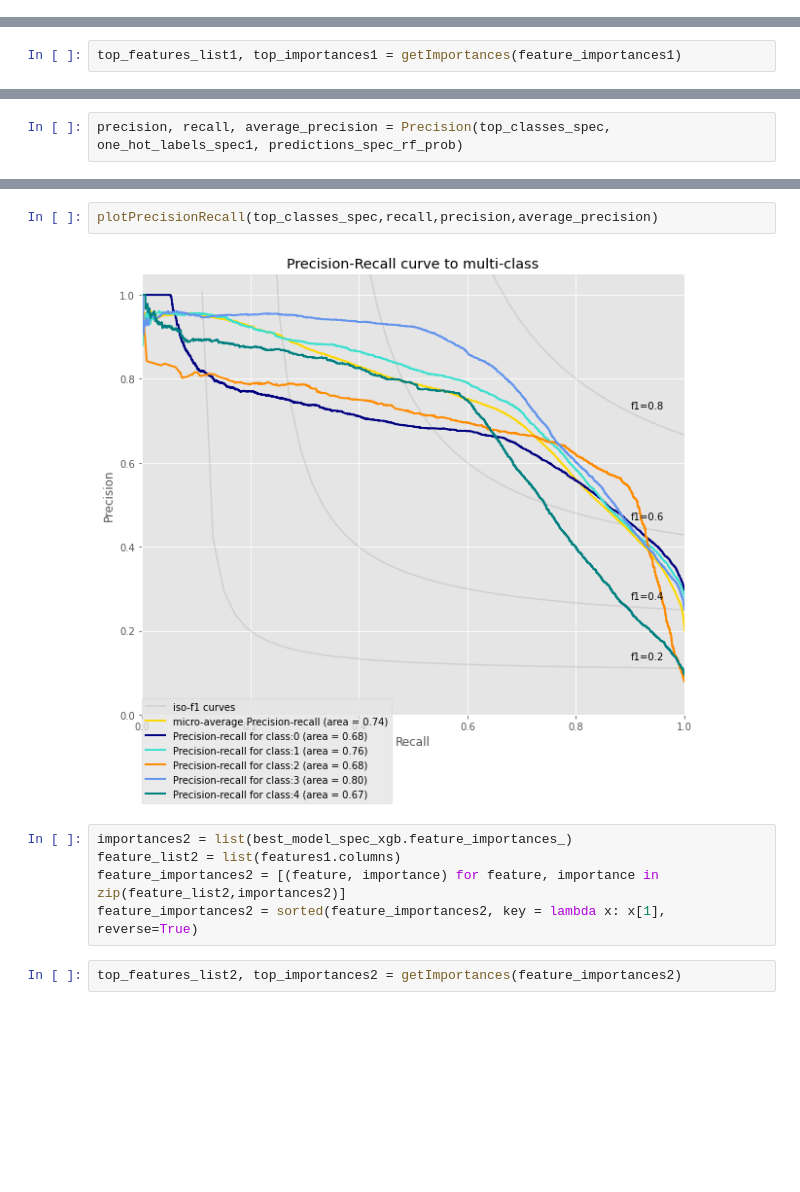
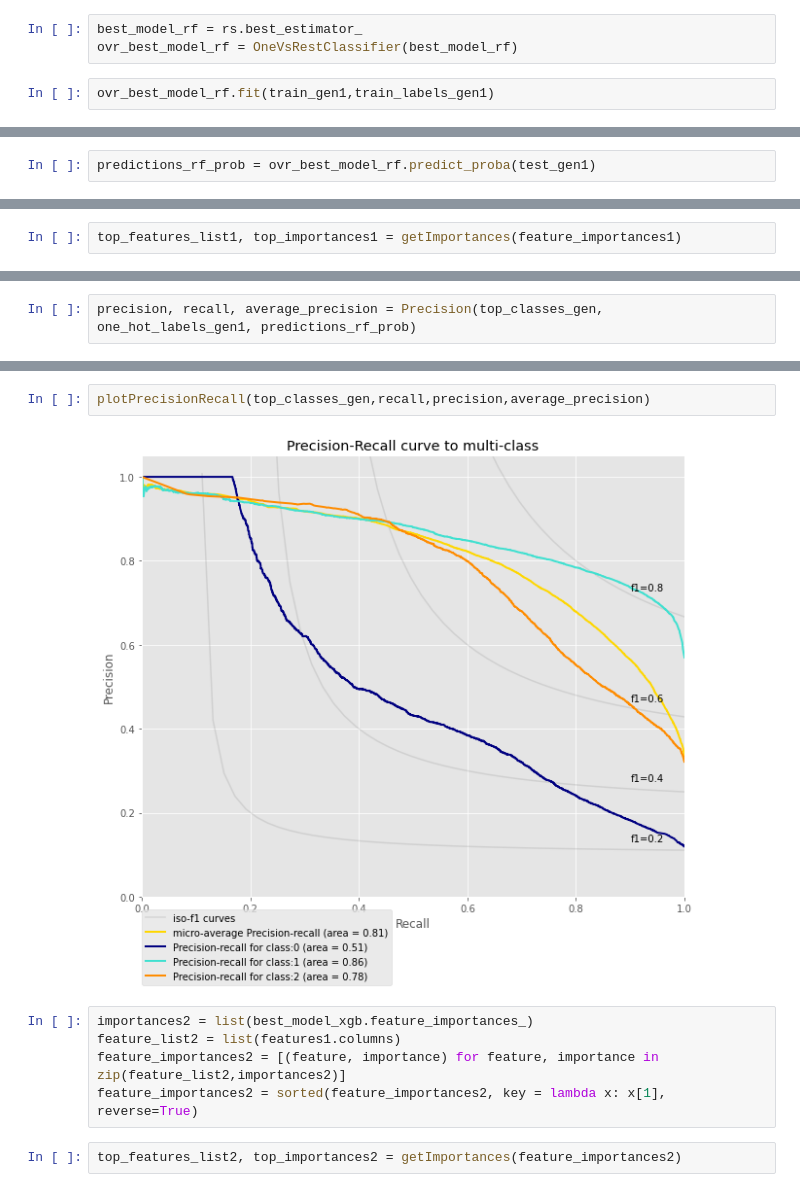
Before and after one commit to hudsonbat/Data-205, a Jupyter notebook: MCCrime_Trees.ipynb, the cells around one changed output, grey strips where cells are left out. Drawn from its saved outputs; the diff is of its cells as text; blank space fills up the shorter version.

```diff
--- a/MCCrime_Trees.ipynb
+++ b/MCCrime_Trees.ipynb
@@ -798,0 +578,5 @@ print(rs.best_params_)
+# %%
+best_model_rf = rs.best_estimator_
+ovr_best_model_rf = OneVsRestClassifier(best_model_rf)
+# %%
+ovr_best_model_rf.fit(train_gen1,train_labels_gen1)
@@ -798,0 +594,2 @@ print(rs.best_params_)
+# %%
+predictions_rf_prob = ovr_best_model_rf.predict_proba(test_gen1)
@@ -1551,5 +1286,5 @@ getROCdata(top_classes_spec,one_hot_labels_spec1,predictions_spec_rf_prob)
 # %%
-precision, recall, average_precision = Precision(top_classes_spec, one_hot_labels_spec1, predictions_spec_rf_prob)
+precision, recall, average_precision = Precision(top_classes_gen, one_hot_labels_gen1, predictions_rf_prob)
 # %%
 plotPrecision(recall,precision,average_precision)
 # %% [output]
@@ -1557,9 +1292,9 @@ plotPrecision(recall,precision,average_precision)
 # %%
-plotPrecisionRecall(top_classes_spec,recall,precision,average_precision)
+plotPrecisionRecall(top_classes_gen,recall,precision,average_precision)
 # %% [output]
-[figure, old version]
+[figure, new version]
 # %%
-importances2 = list(best_model_spec_xgb.feature_importances_)
+importances2 = list(best_model_xgb.feature_importances_)
 feature_list2 = list(features1.columns)
 feature_importances2 = [(feature, importance) for feature, importance in zip(feature_list2,importances2)]
 feature_importances2 = sorted(feature_importances2, key = lambda x: x[1], reverse=True)
```
Also changed, not shown: parts of 190 cells of this notebook.
